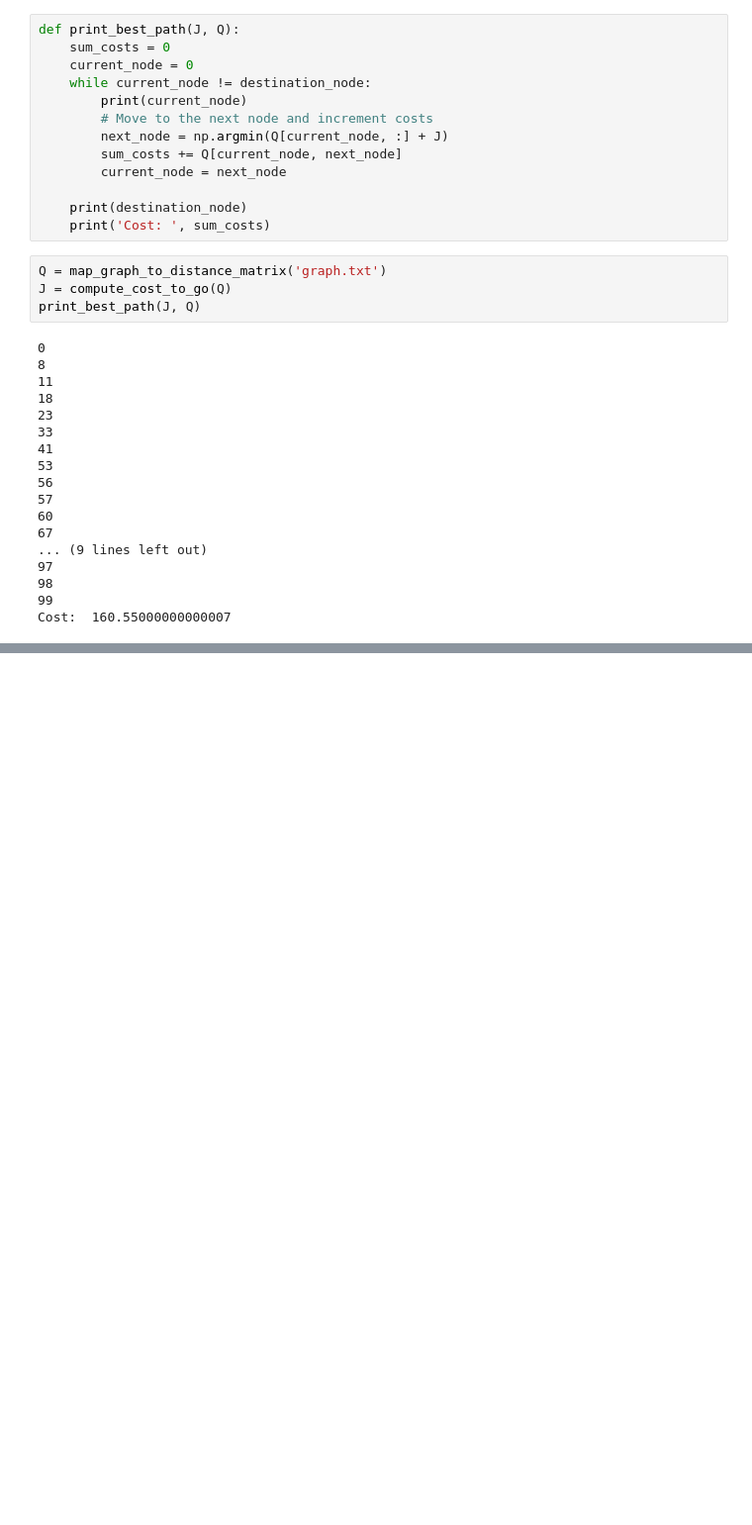
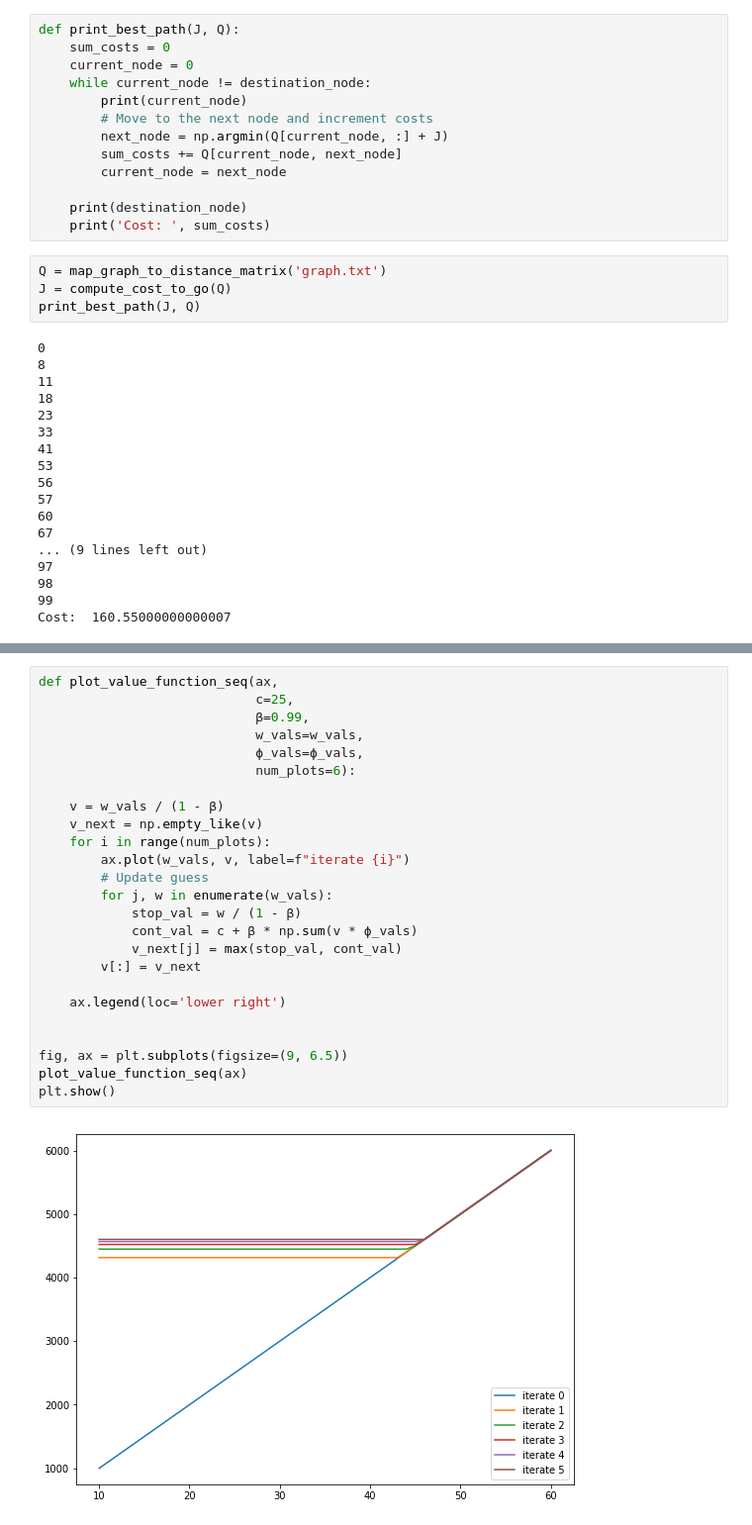
Before and after one commit to PanPip/QuantEcon_Tasks, a Jupyter notebook: Dynamic_programming.ipynb, the cells around one changed output, grey strips where cells are left out. Shown at 99% size. Drawn from its saved outputs; the diff is of its cells as text; blank space fills up the shorter version.

```diff
--- a/Dynamic_programming.ipynb
+++ b/Dynamic_programming.ipynb
@@ -121,0 +146,27 @@ Cost:  160.55000000000007
+# %%
+def plot_value_function_seq(ax,
+                            c=25,
+                            β=0.99,
+                            w_vals=w_vals,
+                            ϕ_vals=ϕ_vals,
+                            num_plots=6):
+
+    v = w_vals / (1 - β)
+    v_next = np.empty_like(v)
+    for i in range(num_plots):
+        ax.plot(w_vals, v, label=f"iterate {i}")
+        # Update guess
+        for j, w in enumerate(w_vals):
+            stop_val = w / (1 - β)
+            cont_val = c + β * np.sum(v * ϕ_vals)
+            v_next[j] = max(stop_val, cont_val)
+        v[:] = v_next
+
+    ax.legend(loc='lower right')
+
+
+fig, ax = plt.subplots(figsize=(9, 6.5))
+plot_value_function_seq(ax)
+plt.show()
+# %% [output]
+[figure, added]
```
Also changed, not shown: parts of 9 cells of this notebook, 1 other file.
